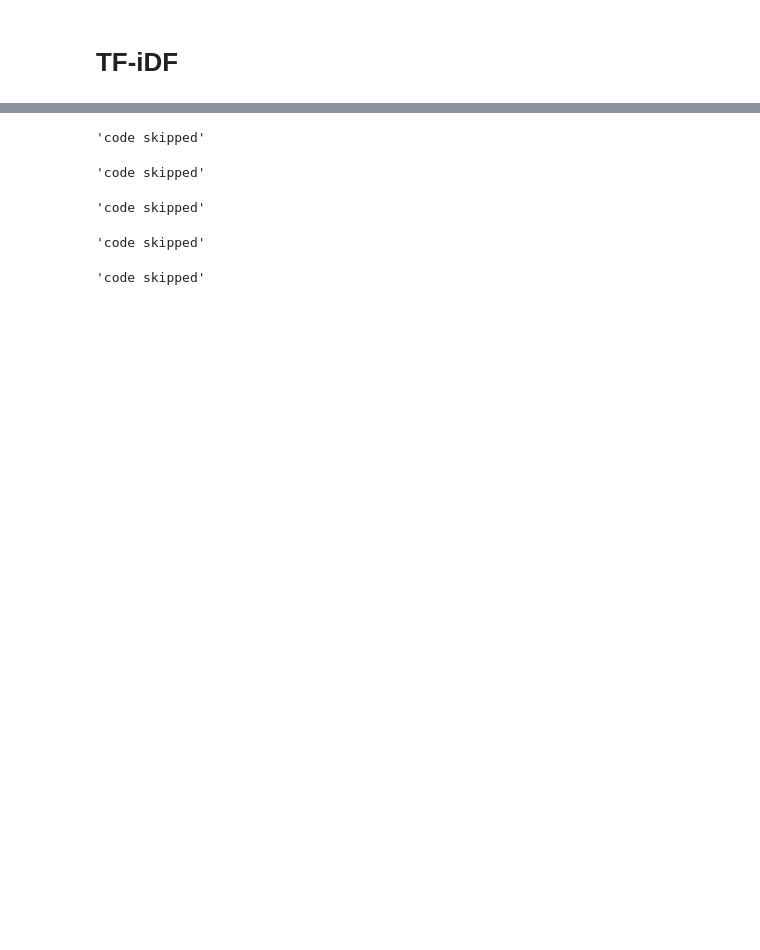
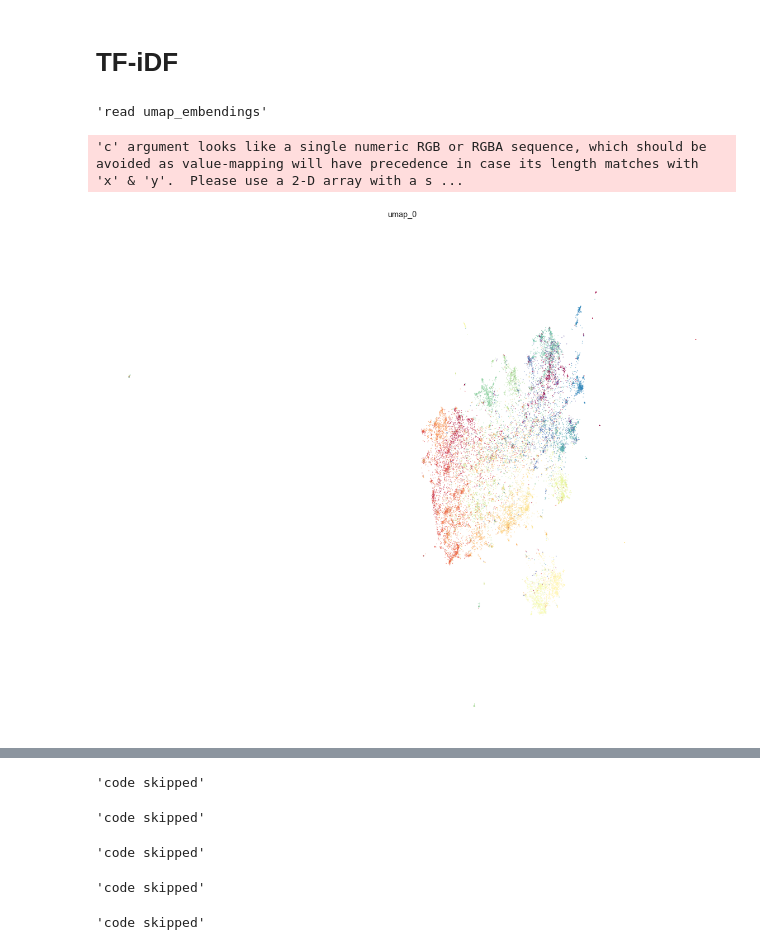
Before and after one commit to GA239/DS_course, a Jupyter notebook: HW6/clustering.ipynb, the cells around one changed output, grey strips where cells are left out. Cells and saved outputs as stored; diff of their text form; code cells hidden in the pictures; blank space fills up the shorter version.

```diff
--- a/HW6/clustering.ipynb
+++ b/HW6/clustering.ipynb
@@ -170,6 +170,14 @@ class DataAdapter:
         del self.data
         gc.collect()
         self.data = df.copy()
+
+    @save_result('umap_embendings', calculate=False, skip=False)
+    def get_umap_embendings(self):
+        return umap.UMAP(n_neighbors=20,
+                         min_dist=0.0,
+                         n_components=2,
+                         metric='cosine',
+                         random_state=42).fit_transform(self.vectors)
 # %%
 from wordcloud import WordCloud
 
@@ -192,7 +200,7 @@ class Plotter:
         mapping = load(name)
         pdf = pd.DataFrame(self.data.groupby(name).agg(TEXT_COLUMN).sum())
 
-        fig = plt.figure(figsize=(20, 25))
+        fig = plt.figure(figsize=(10, 10))
         for i in range(len(mapping)):
             ax = fig.add_subplot(7,3,i+1)
             wordcloud = WordCloud().generate(pdf['data'][i])
@@ -200,6 +208,29 @@ class Plotter:
             ax.imshow(wordcloud, interpolation='bilinear')
             ax.axis('off')
         fig.suptitle(title)
+        return fig
+
+    @save_result('-', calculate=True, skip=False)
+    def plot_umap(self, num=2, title='title', target=True):
+        sns.set(style='white')
+        standard_embedding = self.get_umap_embendings()
+        fig = plt.figure(figsize=(20, 15))
+
+        _labels = self.get_target(num) if target else self.get_labels(num)
+        clustered = (_labels >= 0)
+        plt.scatter(standard_embedding[~clustered, 0],
+                    standard_embedding[~clustered, 1],
+                    c=(0.5, 0.5, 0.5),
+                    s=0.1,
+                    alpha=0.5)
+        plt.scatter(standard_embedding[clustered, 0],
+                    standard_embedding[clustered, 1],
+                    c=_labels[clustered],
+                    s=0.1,
+                    cmap='Spectral');
+        plt.xlabel('true label')
+        plt.axis('off')
+        fig.suptitle("{}_{}".format(title, num))
         return fig
 
     @save_result('-', calculate=True, skip=False)
@@ -621,3 +655,9 @@ class TfidfVectoriserKMeansEstimator(TfidfVectoriserAdapter, KMeansEstimator):
     pass
 # %%
 adapter = TfidfVectoriserKMeansEstimator(adapter.data)
+# %%
+adapter.plot_umap(num=0, title='umap')
+# %% [output]
+'read umap_embendings'
+'c' argument looks like a single numeric RGB or RGBA sequence, which should be avoided as value-mapping will have precedence in case its length matches with 'x' & 'y'.  Please use a 2-D array with a s ...
+[figure, added]
```
Also changed, not shown: parts of 33 cells of this notebook, 11 other files.
